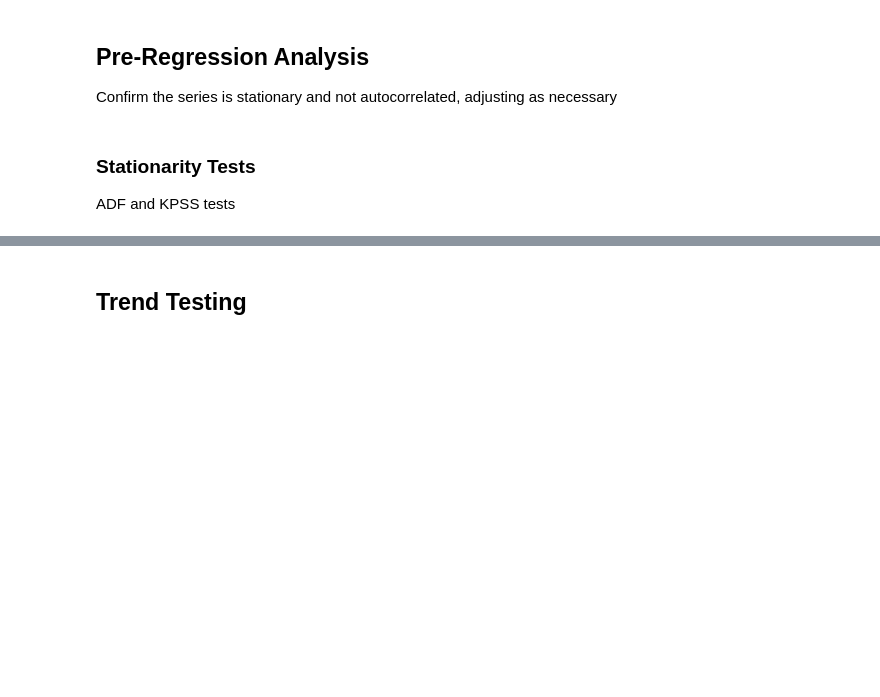
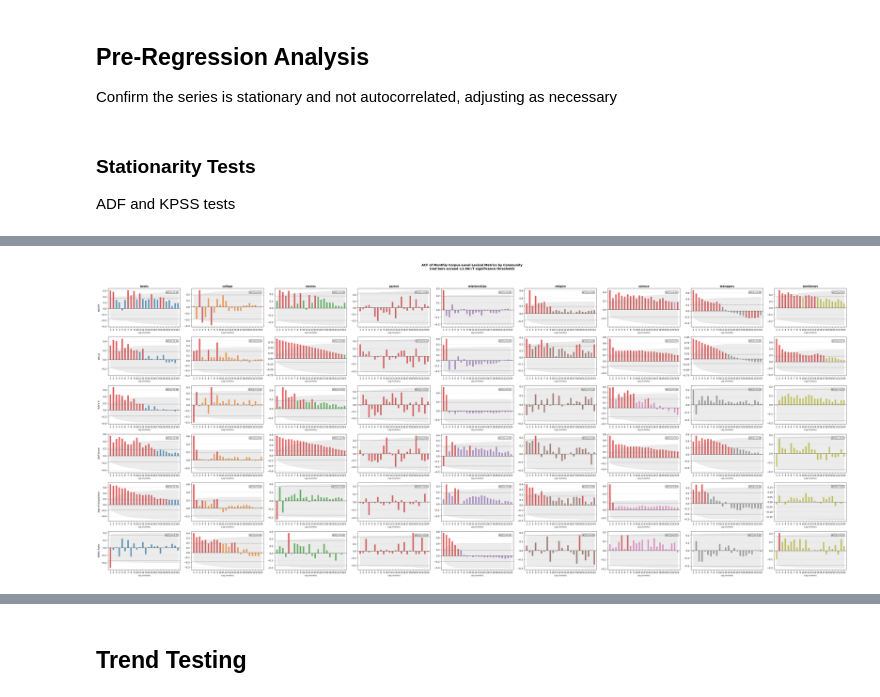
Before and after one commit to nickvick04/ORFE-Thesis, a Jupyter notebook: src/final.ipynb, the cells around one changed output, grey strips where cells are left out. Saved outputs shown, nothing was run; the diff lists cells and outputs as text; code cells hidden in the pictures; blank space fills up the shorter version.

```diff
--- a/src/final.ipynb
+++ b/src/final.ipynb
@@ -83,0 +101,4 @@ Determine if the series is autocorrelated and, if so, adjust error bounds accord
+# %%
+plot_acf_grid(agg, n_lags=24)
+# %% [output]
+[figure, added]
```
Also changed, not shown: parts of 7 cells of this notebook.
